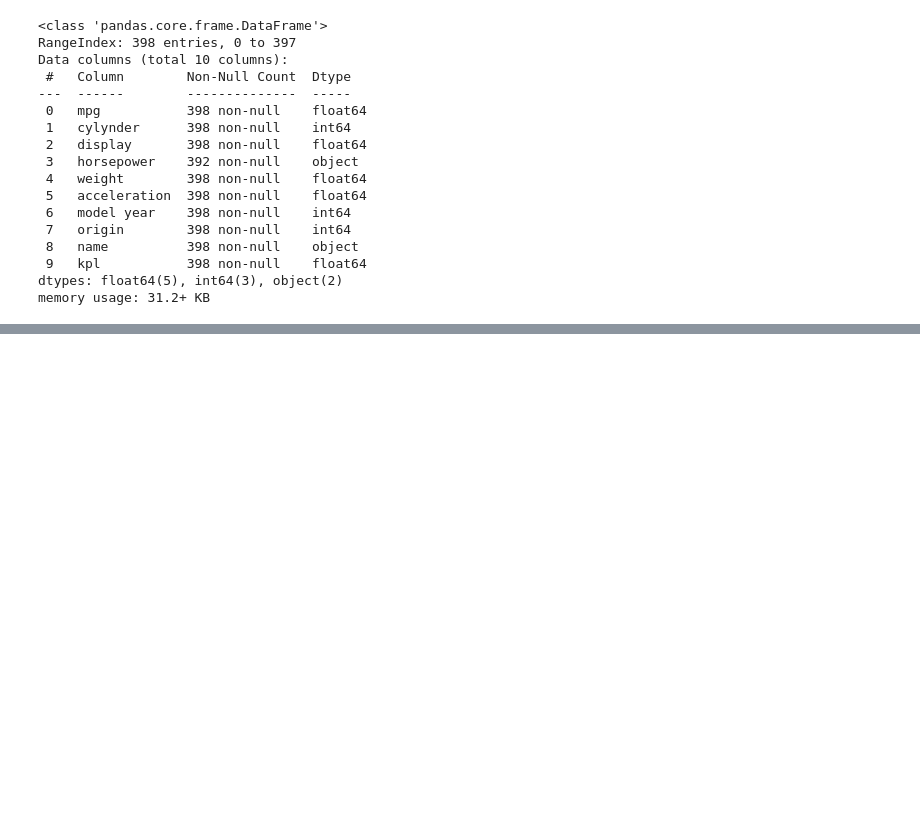
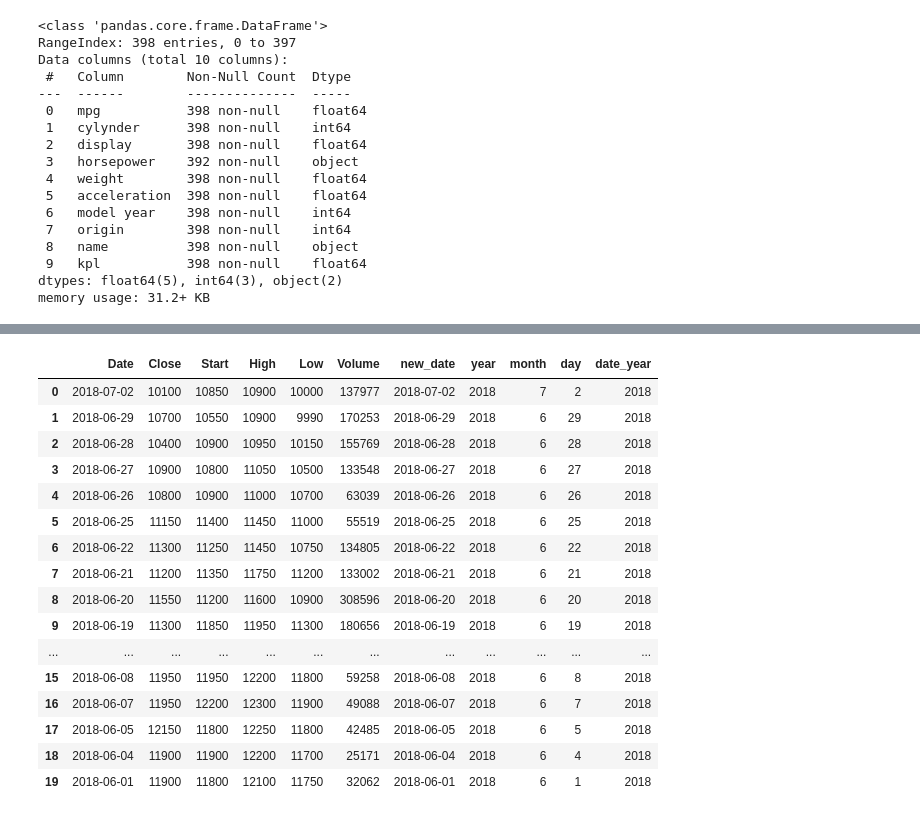
Before and after one commit to badgelatte/nhnacademy_10months, a Jupyter notebook: C_11/Day1/TodayClass/module06.ipynb, the cells around one changed output, grey strips where cells are left out. Saved outputs shown, nothing was run; the diff lists cells and outputs as text; code cells hidden in the pictures; blank space fills up the shorter version.

```diff
--- a/C_11/Day1/TodayClass/module06.ipynb
+++ b/C_11/Day1/TodayClass/module06.ipynb
@@ -488,0 +572,3 @@ memory usage: 31.2+ KB
+# %%
+df_stock = pd.read_csv('./code/stock-data.csv')
+df_stock
@@ -488,0 +609,4 @@ memory usage: 31.2+ KB
+# %%
+df_stock['new_date'] = pd.to_datetime(df_stock['Date']) # Date열에서 datetime형으로 받아서 new_data열을 만든다
+                                                        # -> datetime으로 만드면 컴퓨터가 알아서 년, 월, 일로 인식한다
+df_stock
@@ -488,0 +648,4 @@ memory usage: 31.2+ KB
+# %%
+df_stock['year']=df_stock['new_date'].dt.year
+df_stock['month']=df_stock['new_date'].dt.month
+df_stock['day']=df_stock['new_date'].dt.day
@@ -488,0 +687,24 @@ memory usage: 31.2+ KB
+# %%
+# df.to_period에 대한 설명 출처: https://wikidocs.net/159717
+df_stock['date_year'] = df_stock['new_date'].dt.to_period(freq='Y')
+# -> Datetime을 Period로 만들겠다, freq = 원하는 시간 단위로 변환
+# %%
+df_stock
+# %% [output]
+|  | Date | Close | Start | High | Low | Volume | new_date | year | month | day | date_year |
+| 0 | 2018-07-02 | 10100 | 10850 | 10900 | 10000 | 137977 | 2018-07-02 | 2018 | 7 | 2 | 2018 |
+| 1 | 2018-06-29 | 10700 | 10550 | 10900 | 9990 | 170253 | 2018-06-29 | 2018 | 6 | 29 | 2018 |
+| 2 | 2018-06-28 | 10400 | 10900 | 10950 | 10150 | 155769 | 2018-06-28 | 2018 | 6 | 28 | 2018 |
+| 3 | 2018-06-27 | 10900 | 10800 | 11050 | 10500 | 133548 | 2018-06-27 | 2018 | 6 | 27 | 2018 |
+| 4 | 2018-06-26 | 10800 | 10900 | 11000 | 10700 | 63039 | 2018-06-26 | 2018 | 6 | 26 | 2018 |
+| 5 | 2018-06-25 | 11150 | 11400 | 11450 | 11000 | 55519 | 2018-06-25 | 2018 | 6 | 25 | 2018 |
+| 6 | 2018-06-22 | 11300 | 11250 | 11450 | 10750 | 134805 | 2018-06-22 | 2018 | 6 | 22 | 2018 |
+| 7 | 2018-06-21 | 11200 | 11350 | 11750 | 11200 | 133002 | 2018-06-21 | 2018 | 6 | 21 | 2018 |
+| 8 | 2018-06-20 | 11550 | 11200 | 11600 | 10900 | 308596 | 2018-06-20 | 2018 | 6 | 20 | 2018 |
+| 9 | 2018-06-19 | 11300 | 11850 | 11950 | 11300 | 180656 | 2018-06-19 | 2018 | 6 | 19 | 2018 |
+| ... | ... | ... | ... | ... | ... | ... | ... | ... | ... | ... | ... |
+| 15 | 2018-06-08 | 11950 | 11950 | 12200 | 11800 | 59258 | 2018-06-08 | 2018 | 6 | 8 | 2018 |
+| 16 | 2018-06-07 | 11950 | 12200 | 12300 | 11900 | 49088 | 2018-06-07 | 2018 | 6 | 7 | 2018 |
+| 17 | 2018-06-05 | 12150 | 11800 | 12250 | 11800 | 42485 | 2018-06-05 | 2018 | 6 | 5 | 2018 |
+| 18 | 2018-06-04 | 11900 | 11900 | 12200 | 11700 | 25171 | 2018-06-04 | 2018 | 6 | 4 | 2018 |
+| 19 | 2018-06-01 | 11900 | 11800 | 12100 | 11750 | 32062 | 2018-06-01 | 2018 | 6 | 1 | 2018 |
```
Also changed, not shown: parts of 16 cells of this notebook.
